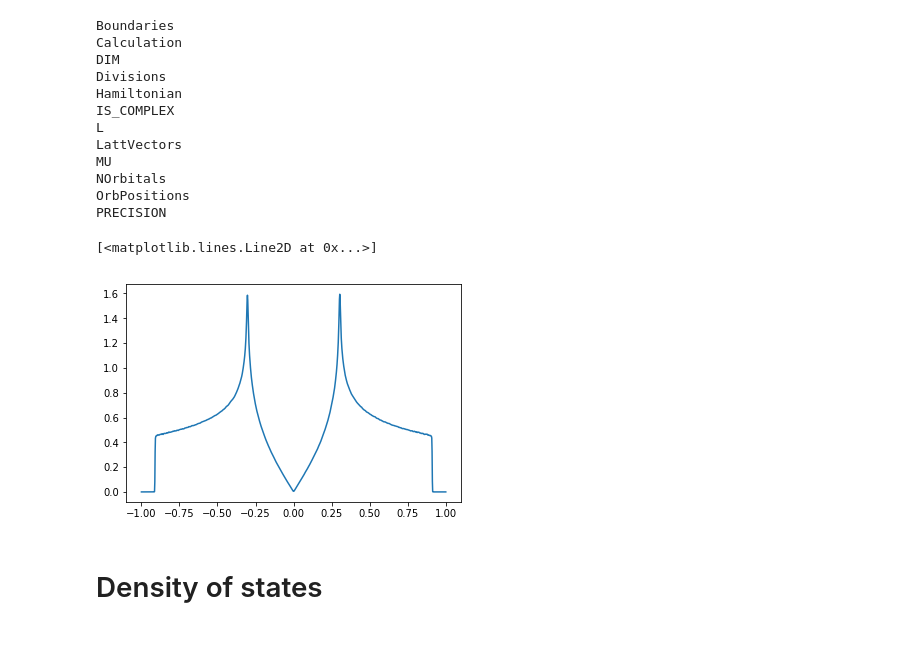
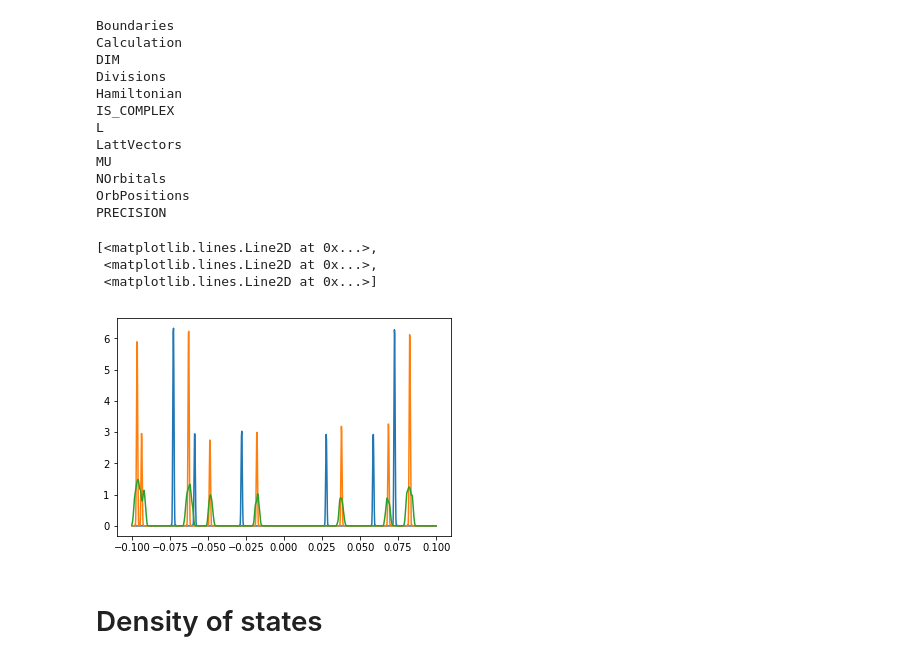
Before and after one commit to quantum-kite/kite, a Jupyter notebook: Test Data.ipynb, the cells around one changed output. Cells and saved outputs as stored; diff of their text form; code cells hidden in the pictures.

```diff
--- a/Test Data.ipynb
+++ b/Test Data.ipynb
@@ -5,37 +5,57 @@ import matplotlib.pyplot as plt
 %matplotlib inline
 f = h5py.File("test_f.h5", "r")
 mu = f['MU'][:]
 
 for it in f:
     print(it)
 f.close()
 
 def gJ(n,M):
     p = np.pi/(M + 1)
     return ((M - n + 1) *np.cos(p * n) + np.sin(p*n)*np.cos(p)/np.sin(p))/(M+1)
 
-en = np.linspace(-0.999,0.999,1000)
+en = np.linspace(-0.1,0.1,1000)
 T = np.array([1 + 0*en, en])
 dos = 0.5 * mu[0] * T[0] *gJ(0,mu.size) + mu[1]*T[1]*gJ(1,mu.size)
 for i in range(2,mu.size):
     T[i%2] = 2* en * T[(i - 1)%2] - T[i%2]
     dos = dos + mu[i] * T[i%2]*gJ(i,mu.size)
-plt.plot(en,2*dos/np.pi/np.sqrt(1.-en**2))
+
+f = h5py.File("ta.h5", "r")
+mu = f['MU'][:]
+T = np.array([1 + 0*en, en])
+dosS = 0.5 * mu[0] * T[0] *gJ(0,mu.size) + mu[1]*T[1]*gJ(1,mu.size)
+for i in range(2,mu.size):
+    T[i%2] = 2* en * T[(i - 1)%2] - T[i%2]
+    dosS = dosS + mu[i] * T[i%2]*gJ(i,mu.size)
+
+f = h5py.File("exact.h5", "r")
+mu = f['MU'][:]
+T = np.array([1 + 0*en, en])
+dosE = 0.5 * mu[0] * T[0] *gJ(0,mu.size) + mu[1]*T[1]*gJ(1,mu.size)
+for i in range(2,mu.size):
+    T[i%2] = 2* en * T[(i - 1)%2] - T[i%2]
+    dosE = dosE + mu[i] * T[i%2]*gJ(i,mu.size)
+
+
+plt.plot(en,2*dosE/np.pi/np.sqrt(1.-en**2), en,2*dosS/np.pi/np.sqrt(1.-en**2), en,2*dos/np.pi/np.sqrt(1.-en**2))
 # %% [output]
 Boundaries
 Calculation
 DIM
 Divisions
 Hamiltonian
 IS_COMPLEX
 L
 LattVectors
 MU
 NOrbitals
 OrbPositions
 PRECISION
-[<matplotlib.lines.Line2D at 0x...>]
+[<matplotlib.lines.Line2D at 0x...>,
+ <matplotlib.lines.Line2D at 0x...>,
+ <matplotlib.lines.Line2D at 0x...>]
-[figure, old version]
+[figure, new version]
 # %% [markdown]
 # Density of states
 # %% [markdown]
```
Also changed, not shown: 11 other files.
